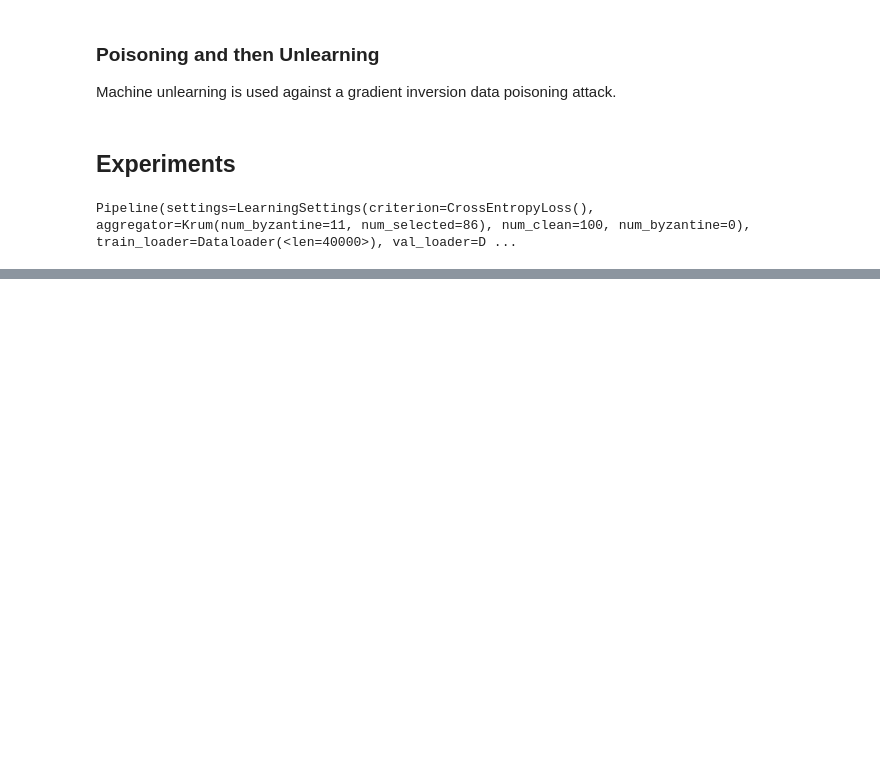
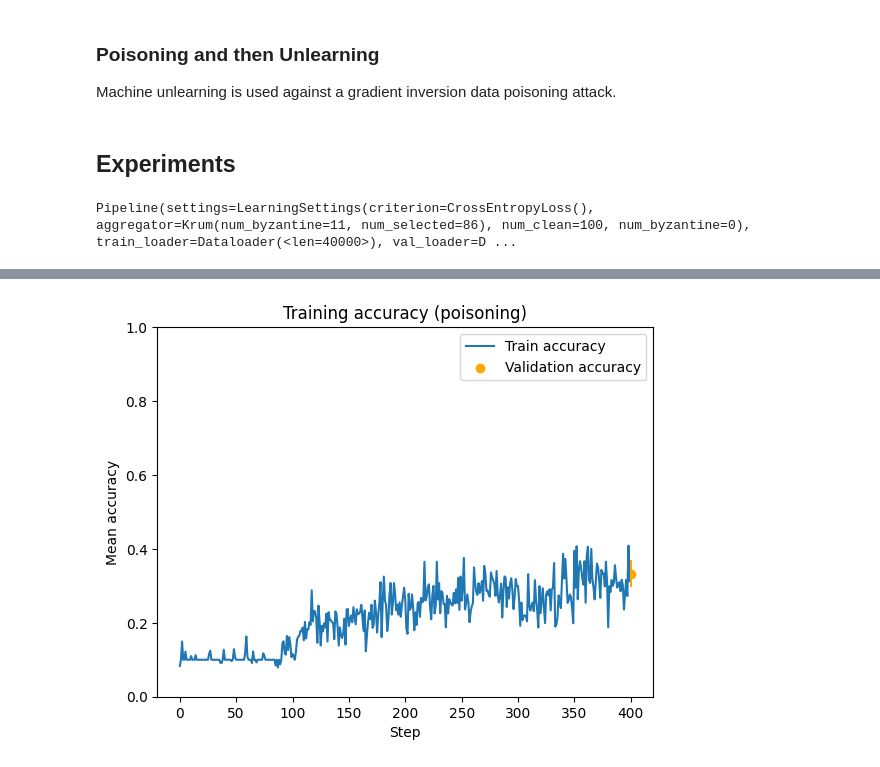
Before and after one commit to AI-Safety-X2023/playground, a Jupyter notebook: implementations/projects/poisoning/inverting_gradient_attack_cookbook.ipynb, the cells around one changed output, grey strips where cells are left out. Cells and saved outputs as stored; diff of their text form; code cells hidden in the pictures; blank space fills up the shorter version.

```diff
--- a/implementations/projects/poisoning/inverting_gradient_attack_cookbook.ipynb
+++ b/implementations/projects/poisoning/inverting_gradient_attack_cookbook.ipynb
@@ -279,3 +284,12 @@ model, train_results = train(
 )
 # %% [output]
 Pipeline(settings=LearningSettings(criterion=CrossEntropyLoss(), aggregator=Krum(num_byzantine=11, num_selected=86), num_clean=100, num_byzantine=0), train_loader=Dataloader(<len=40000>), val_loader=D ...
+# %%
+poisoned, poison_results = poison(
+    ShuffleNetV2,
+    aggregator = Krum.with_learning_settings(batch_size, alpha = 0.05),
+    inversion_method = GradientAttack.ASCENT,
+    poison_factor = 0.05,
+    training_hparams = dict(epochs=1),
+    quicktesting=False,
+)
@@ -358,3 +409,7 @@ display_pipeline_results(train_results)
+# %%
+display_pipeline_results(poison_results)
+# %% [output]
+[figure, added]
 # %%
 display_pipeline_results(poison_unlearn_results)
 # %% [output]
```
Also changed, not shown: parts of 18 cells of this notebook, 2 other files.
